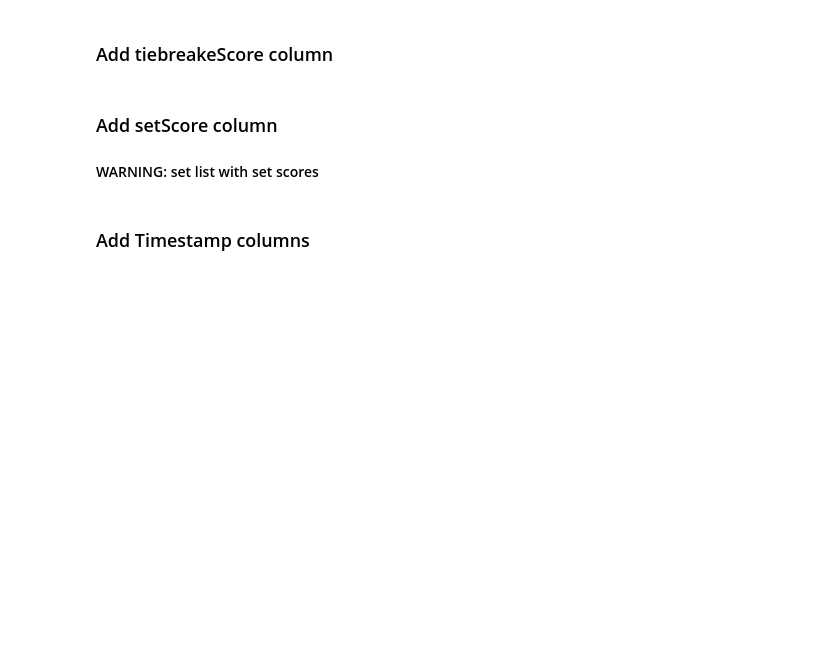
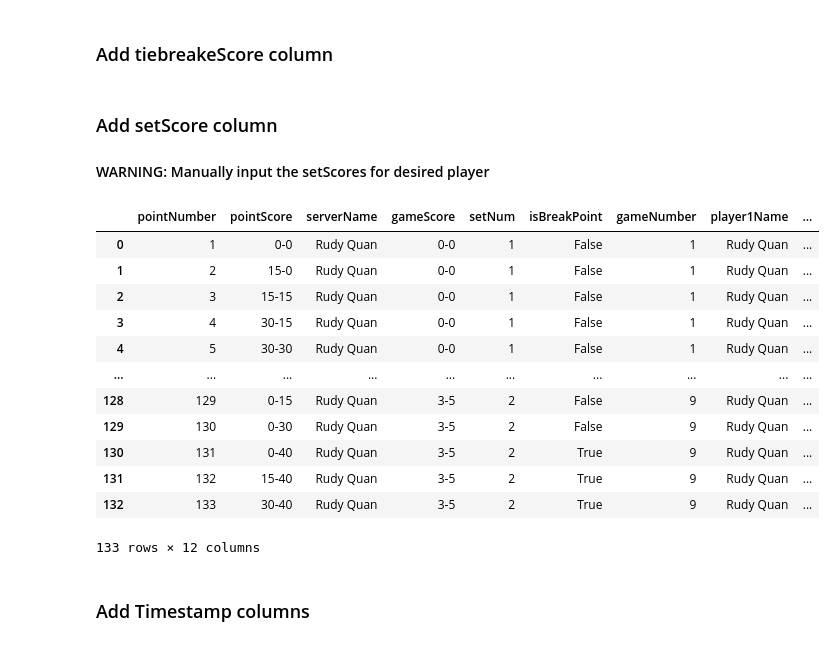
Before and after one commit to cjgimena/UCLA-Tennis-Consulting, a Jupyter notebook: Webscraping/Webscraping Project.ipynb, the cells around one changed output. Cells and saved outputs as stored; diff of their text form; code cells hidden in the pictures; blank space fills up the shorter version.

```diff
--- a/Webscraping/Webscraping Project.ipynb
+++ b/Webscraping/Webscraping Project.ipynb
@@ -783,7 +866,7 @@ for i in df['setNum'].unique():
         df.loc[pd.notna(df['tiebreakScore']), 'pointScore'] = np.nan
 # %% [markdown]
 ### Add setScore column
-#### WARNING: set list with set scores
+#### WARNING: Manually input the setScores for desired player
 # %%
 set_list = ['0-0', '1-0']
 
@@ -793,6 +876,22 @@ def set_setScores(x):
         return set_list[x - 1]
 
 df['setScore'] = df['setNum'].apply(set_setScores)
+# %%
+df
+# %% [output]
+|  | pointNumber | pointScore | serverName | gameScore | setNum | isBreakPoint | gameNumber | player1Name | ... |
+| 0 | 1 | 0-0 | Rudy Quan | 0-0 | 1 | False | 1 | Rudy Quan | ... |
+| 1 | 2 | 15-0 | Rudy Quan | 0-0 | 1 | False | 1 | Rudy Quan | ... |
+| 2 | 3 | 15-15 | Rudy Quan | 0-0 | 1 | False | 1 | Rudy Quan | ... |
+| 3 | 4 | 30-15 | Rudy Quan | 0-0 | 1 | False | 1 | Rudy Quan | ... |
+| 4 | 5 | 30-30 | Rudy Quan | 0-0 | 1 | False | 1 | Rudy Quan | ... |
+| ... | ... | ... | ... | ... | ... | ... | ... | ... | ... |
+| 128 | 129 | 0-15 | Rudy Quan | 3-5 | 2 | False | 9 | Rudy Quan | ... |
+| 129 | 130 | 0-30 | Rudy Quan | 3-5 | 2 | False | 9 | Rudy Quan | ... |
+| 130 | 131 | 0-40 | Rudy Quan | 3-5 | 2 | True | 9 | Rudy Quan | ... |
+| 131 | 132 | 15-40 | Rudy Quan | 3-5 | 2 | True | 9 | Rudy Quan | ... |
+| 132 | 133 | 30-40 | Rudy Quan | 3-5 | 2 | True | 9 | Rudy Quan | ... |
+133 rows × 12 columns
 # %% [markdown]
 ### Add Timestamp columns
 # %%
```
Also changed, not shown: parts of 29 cells of this notebook, 1 other file.
